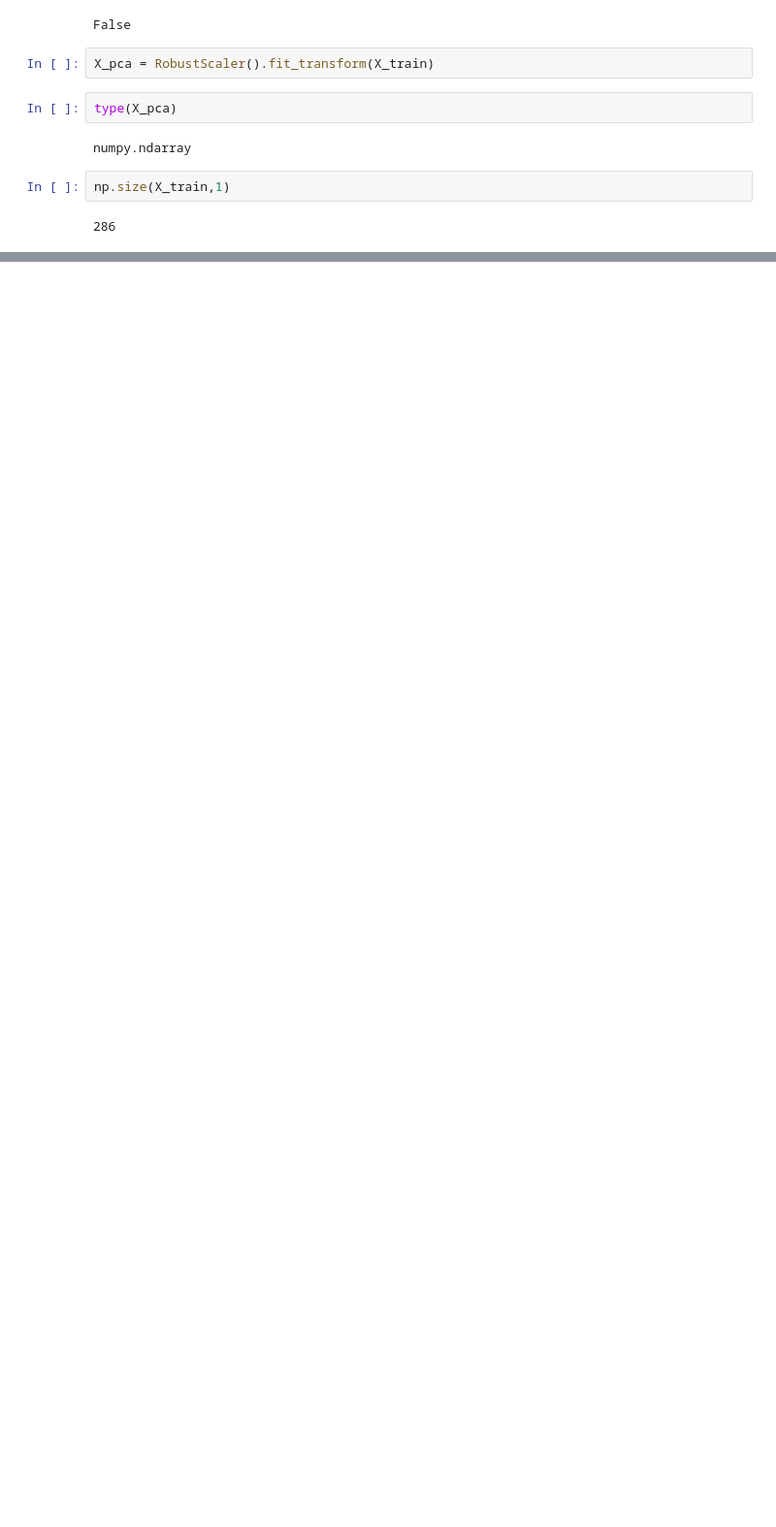
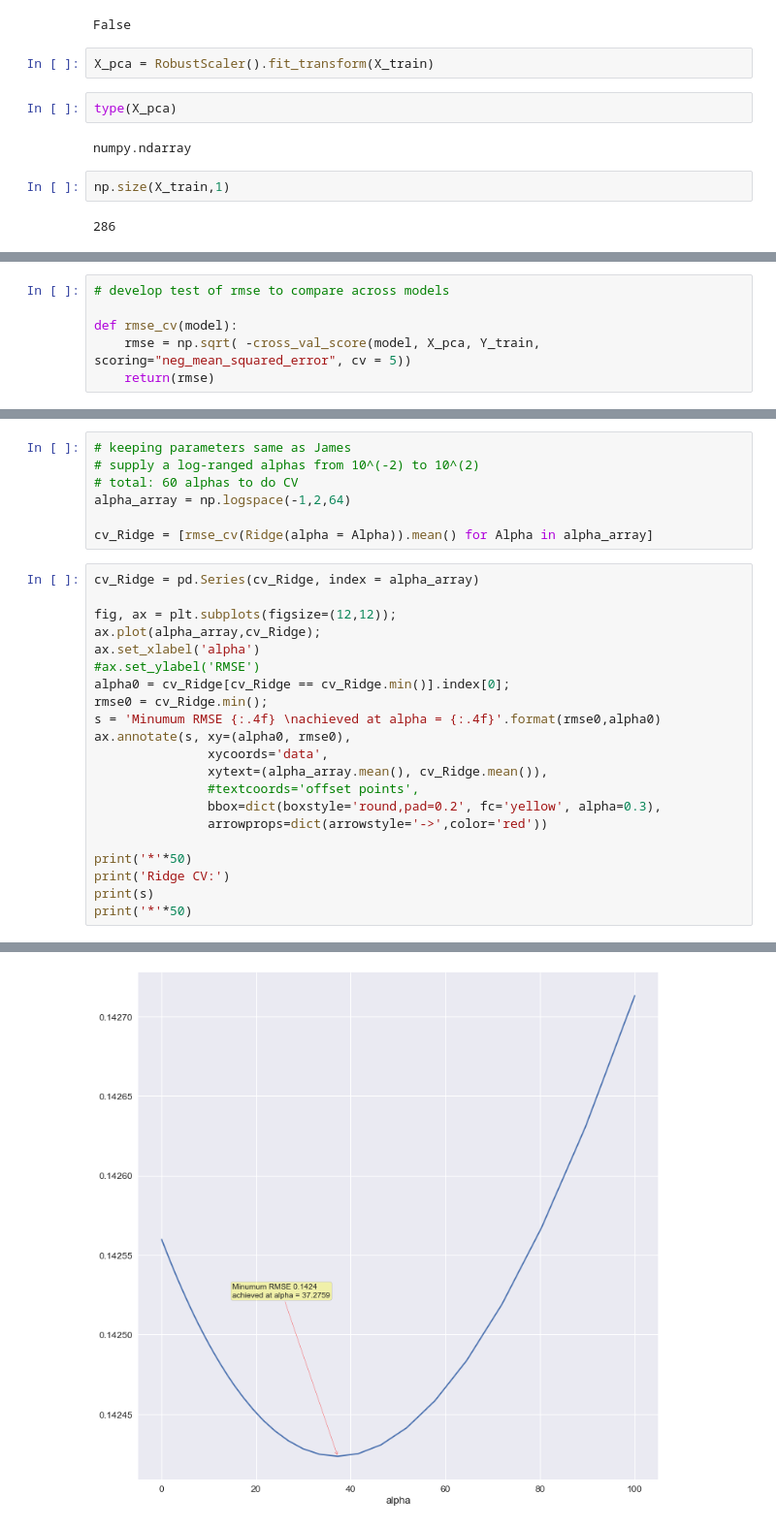
Before and after one commit to reflexiveprophecy/Kaggle_Predict_Ames_Iowa_Housing_Prices, a Jupyter notebook: Exploratory_PCA_dmb.ipynb, the cells around one changed output, grey strips where cells are left out. Shown at 97% size. Cells and saved outputs as stored; diff of their text form; blank space fills up the shorter version.

```diff
--- a/Exploratory_PCA_dmb.ipynb
+++ b/Exploratory_PCA_dmb.ipynb
@@ -149,0 +268,6 @@ plt.show()
+# %%
+# develop test of rmse to compare across models
+
+def rmse_cv(model):
+    rmse = np.sqrt( -cross_val_score(model, X_pca, Y_train, scoring="neg_mean_squared_error", cv = 5))
+    return(rmse)
@@ -149,0 +276,29 @@ plt.show()
+# %%
+# keeping parameters same as James
+# supply a log-ranged alphas from 10^(-2) to 10^(2)
+# total: 60 alphas to do CV
+alpha_array = np.logspace(-1,2,64)
+
+cv_Ridge = [rmse_cv(Ridge(alpha = Alpha)).mean() for Alpha in alpha_array]
+# %%
+cv_Ridge = pd.Series(cv_Ridge, index = alpha_array)
+
+fig, ax = plt.subplots(figsize=(12,12));
+ax.plot(alpha_array,cv_Ridge);
+ax.set_xlabel('alpha')
+#ax.set_ylabel('RMSE')
+alpha0 = cv_Ridge[cv_Ridge == cv_Ridge.min()].index[0];
+rmse0 = cv_Ridge.min();
+s = 'Minumum RMSE {:.4f} \nachieved at alpha = {:.4f}'.format(rmse0,alpha0)
+ax.annotate(s, xy=(alpha0, rmse0),
+               xycoords='data',
+               xytext=(alpha_array.mean(), cv_Ridge.mean()),
+               #textcoords='offset points',
+               bbox=dict(boxstyle='round,pad=0.2', fc='yellow', alpha=0.3),
+               arrowprops=dict(arrowstyle='->',color='red'))
+
+print('*'*50)
+print('Ridge CV:')
+print(s)
+print('*'*50)
+# %% [output]
@@ -149,0 +310 @@ plt.show()
+[figure, added]
```
Also changed, not shown: parts of 32 cells of this notebook.
